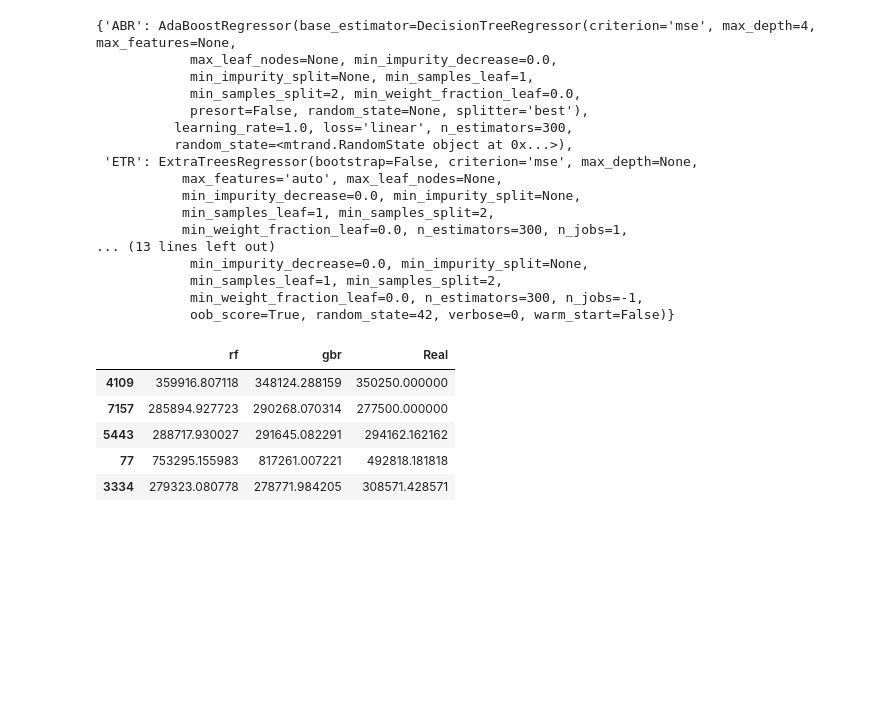
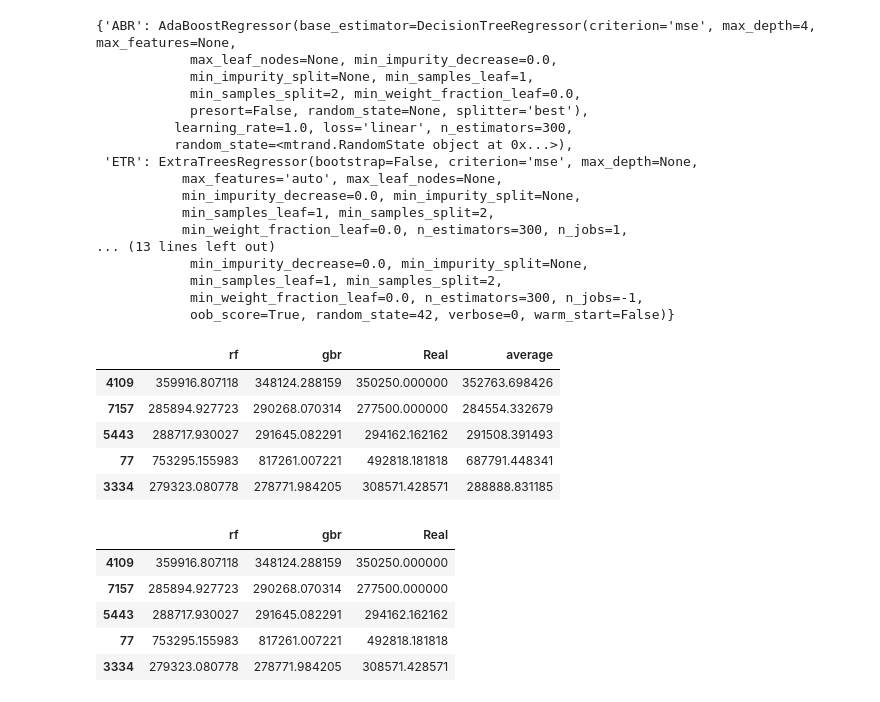
Before and after one commit to ognpa/unearthed, a Jupyter notebook: Untitled2.ipynb, the cells around one changed output. Saved outputs shown, nothing was run; the diff lists cells and outputs as text; code cells hidden in the pictures; blank space fills up the shorter version.

```diff
--- a/Untitled2.ipynb
+++ b/Untitled2.ipynb
@@ -414,6 +414,16 @@ modeldf
             min_samples_leaf=1, min_samples_split=2,
             min_weight_fraction_leaf=0.0, n_estimators=300, n_jobs=-1,
             oob_score=True, random_state=42, verbose=0, warm_start=False)}
+# %%
+test_df['average']=test_df.mean(axis=1)
+test_df.head()
+# %% [output]
+|  | rf | gbr | Real | average |
+| 4109 | 359916.807118 | 348124.288159 | 350250.000000 | 352763.698426 |
+| 7157 | 285894.927723 | 290268.070314 | 277500.000000 | 284554.332679 |
+| 5443 | 288717.930027 | 291645.082291 | 294162.162162 | 291508.391493 |
+| 77 | 753295.155983 | 817261.007221 | 492818.181818 | 687791.448341 |
+| 3334 | 279323.080778 | 278771.984205 | 308571.428571 | 288888.831185 |
 # %%
 pred = modeldf['RandomForest'].fit(X_train,y_train).predict(X_test)
 pred_gbr = modeldf['GBR'].fit(X_train,y_train).predict(X_test)
```
Also changed, not shown: parts of 2 cells of this notebook.
